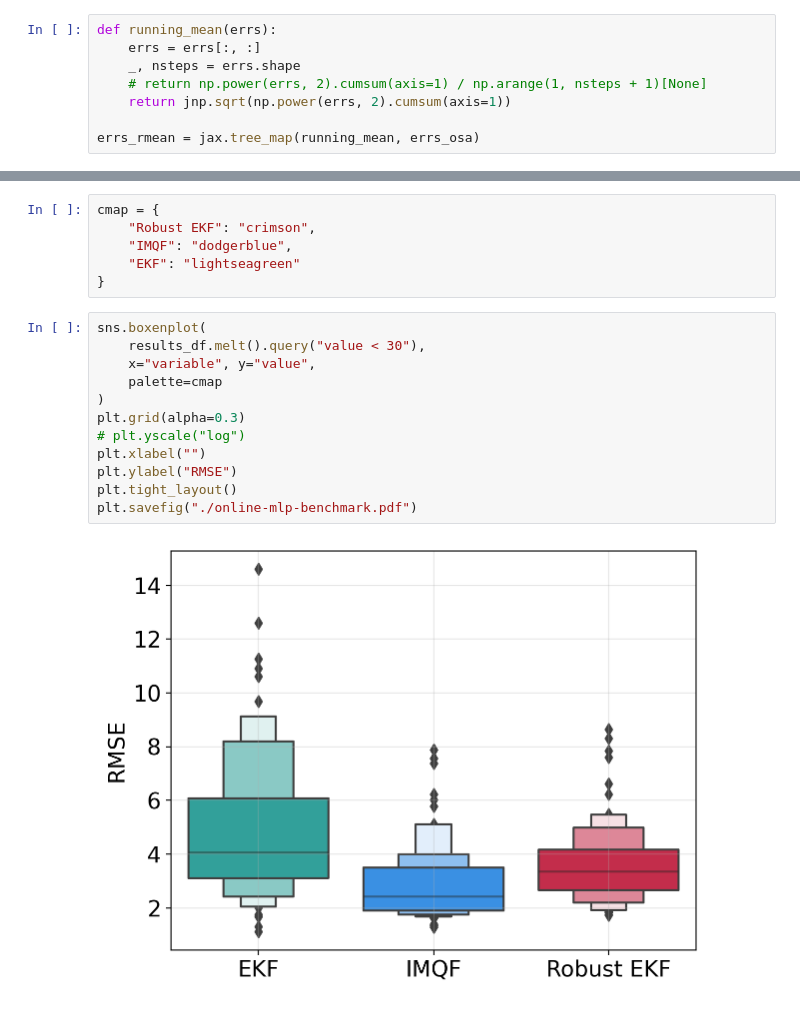
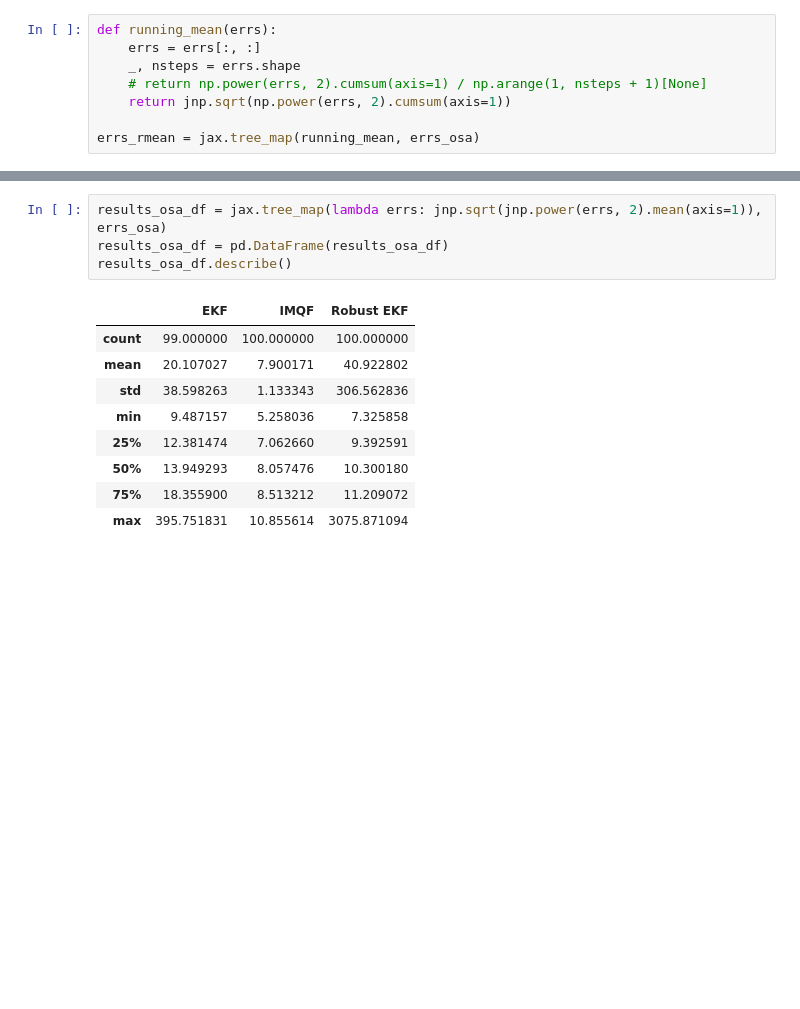
Before and after one commit to gerdm/weighted-likelihood-filter, a Jupyter notebook: experiments/online-mlp-training.ipynb, the cells around one changed output, grey strips where cells are left out. Cells and saved outputs as stored; diff of their text form; blank space fills up the shorter version.

```diff
--- a/experiments/online-mlp-training.ipynb
+++ b/experiments/online-mlp-training.ipynb
@@ -229,20 +248,14 @@ results_df.describe()
-# %%
-cmap = {
-    "Robust EKF": "crimson",
-    "IMQF": "dodgerblue",
-    "EKF": "lightseagreen"
-}
-# %%
-sns.boxenplot(
-    results_df.melt().query("value < 30"),
-    x="variable", y="value",
-    palette=cmap
-)
-plt.grid(alpha=0.3)
-# plt.yscale("log")
-plt.xlabel("")
-plt.ylabel("RMSE")
-plt.tight_layout()
-plt.savefig("./online-mlp-benchmark.pdf")
-# %% [output]
-[figure, removed]
+# %%
+results_osa_df = jax.tree_map(lambda errs: jnp.sqrt(jnp.power(errs, 2).mean(axis=1)), errs_osa)
+results_osa_df = pd.DataFrame(results_osa_df)
+results_osa_df.describe()
+# %% [output]
+|  | EKF | IMQF | Robust EKF |
+| count | 99.000000 | 100.000000 | 100.000000 |
+| mean | 20.107027 | 7.900171 | 40.922802 |
+| std | 38.598263 | 1.133343 | 306.562836 |
+| min | 9.487157 | 5.258036 | 7.325858 |
+| 25% | 12.381474 | 7.062660 | 9.392591 |
+| 50% | 13.949293 | 8.057476 | 10.300180 |
+| 75% | 18.355900 | 8.513212 | 11.209072 |
+| max | 395.751831 | 10.855614 | 3075.871094 |
```
Also changed, not shown: parts of 24 cells of this notebook.
